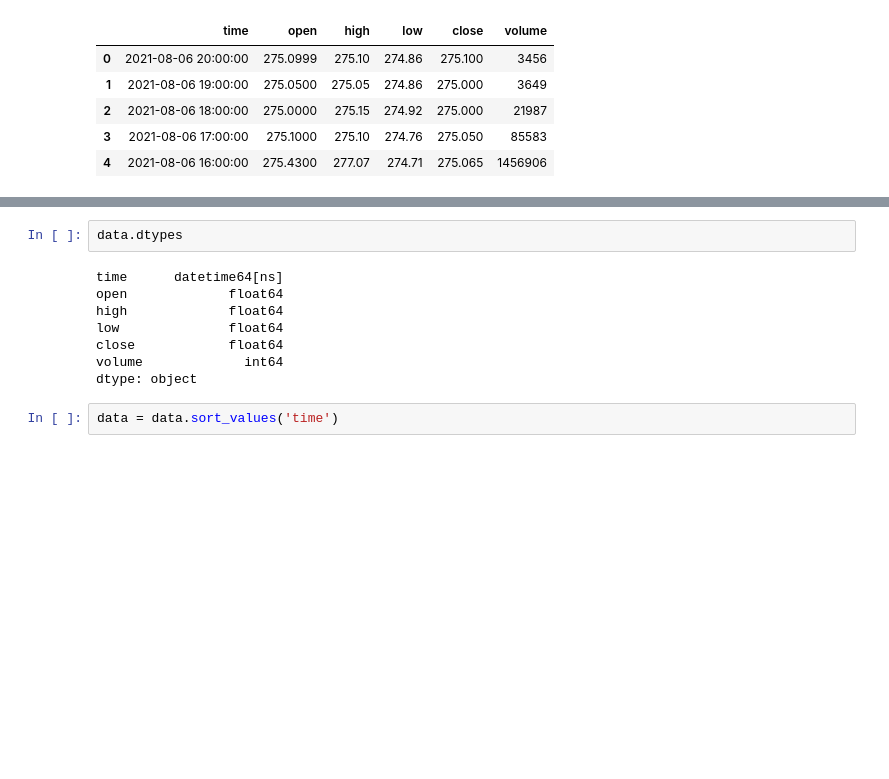
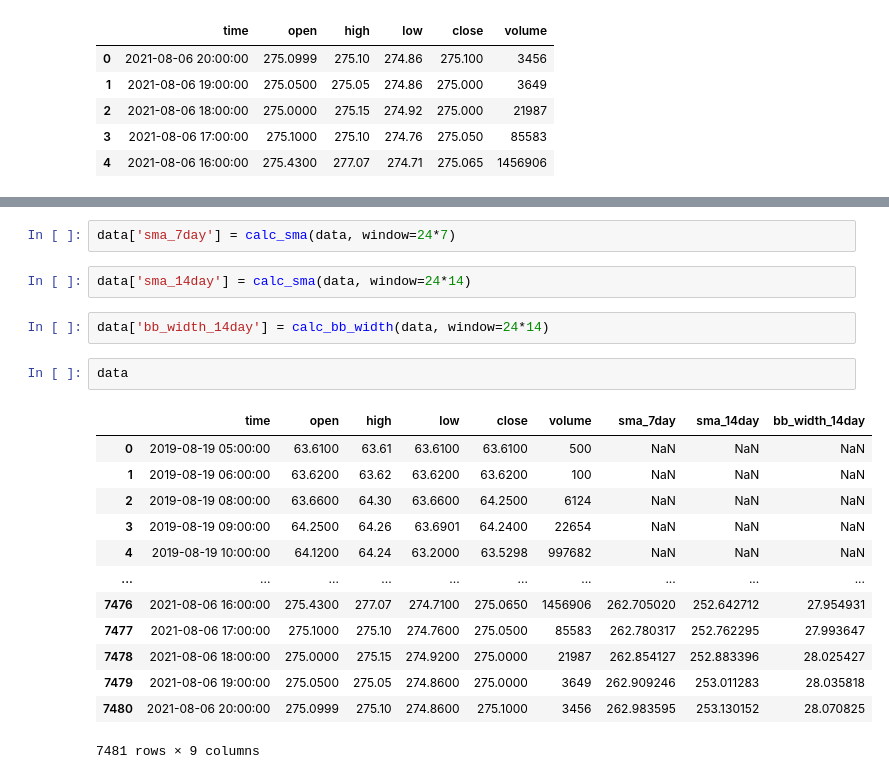
Before and after one commit to danielv775/Alchemist, a Jupyter notebook: src/examples/features_example.ipynb, the cells around one changed output, grey strips where cells are left out. Cells and saved outputs as stored; diff of their text form; blank space fills up the shorter version.

```diff
--- a/src/examples/features_example.ipynb
+++ b/src/examples/features_example.ipynb
@@ -21,12 +47,22 @@ data['time'] = pd.to_datetime(data['time'])
-# %%
-data.dtypes
-# %% [output]
-time      datetime64[ns]
-open             float64
-high             float64
-low              float64
-close            float64
-volume             int64
-dtype: object
-# %%
-data = data.sort_values('time')
+# %%
+data['sma_7day'] = calc_sma(data, window=24*7)
+# %%
+data['sma_14day'] = calc_sma(data, window=24*14)
+# %%
+data['bb_width_14day'] = calc_bb_width(data, window=24*14)
+# %%
+data
+# %% [output]
+|  | time | open | high | low | close | volume | sma_7day | sma_14day | bb_width_14day |
+| 0 | 2019-08-19 05:00:00 | 63.6100 | 63.61 | 63.6100 | 63.6100 | 500 | NaN | NaN | NaN |
+| 1 | 2019-08-19 06:00:00 | 63.6200 | 63.62 | 63.6200 | 63.6200 | 100 | NaN | NaN | NaN |
+| 2 | 2019-08-19 08:00:00 | 63.6600 | 64.30 | 63.6600 | 64.2500 | 6124 | NaN | NaN | NaN |
+| 3 | 2019-08-19 09:00:00 | 64.2500 | 64.26 | 63.6901 | 64.2400 | 22654 | NaN | NaN | NaN |
+| 4 | 2019-08-19 10:00:00 | 64.1200 | 64.24 | 63.2000 | 63.5298 | 997682 | NaN | NaN | NaN |
+| ... | ... | ... | ... | ... | ... | ... | ... | ... | ... |
+| 7476 | 2021-08-06 16:00:00 | 275.4300 | 277.07 | 274.7100 | 275.0650 | 1456906 | 262.705020 | 252.642712 | 27.954931 |
+| 7477 | 2021-08-06 17:00:00 | 275.1000 | 275.10 | 274.7600 | 275.0500 | 85583 | 262.780317 | 252.762295 | 27.993647 |
+| 7478 | 2021-08-06 18:00:00 | 275.0000 | 275.15 | 274.9200 | 275.0000 | 21987 | 262.854127 | 252.883396 | 28.025427 |
+| 7479 | 2021-08-06 19:00:00 | 275.0500 | 275.05 | 274.8600 | 275.0000 | 3649 | 262.909246 | 253.011283 | 28.035818 |
+| 7480 | 2021-08-06 20:00:00 | 275.0999 | 275.10 | 274.8600 | 275.1000 | 3456 | 262.983595 | 253.130152 | 28.070825 |
+7481 rows × 9 columns
```
Also changed, not shown: parts of 9 cells of this notebook, 1 other file.
